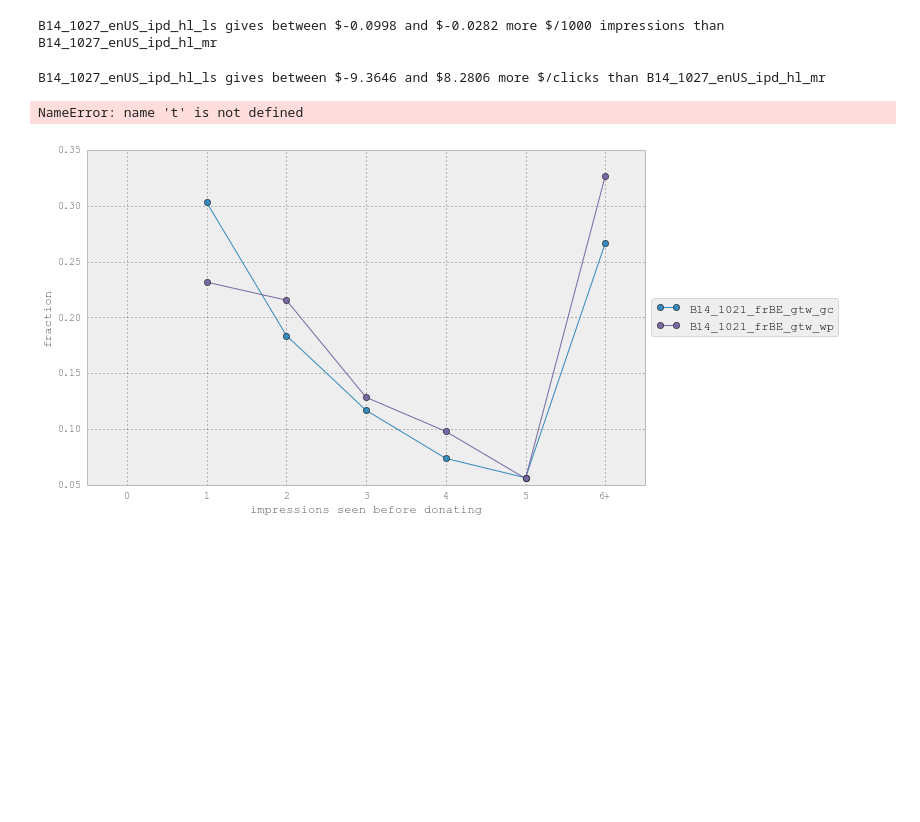
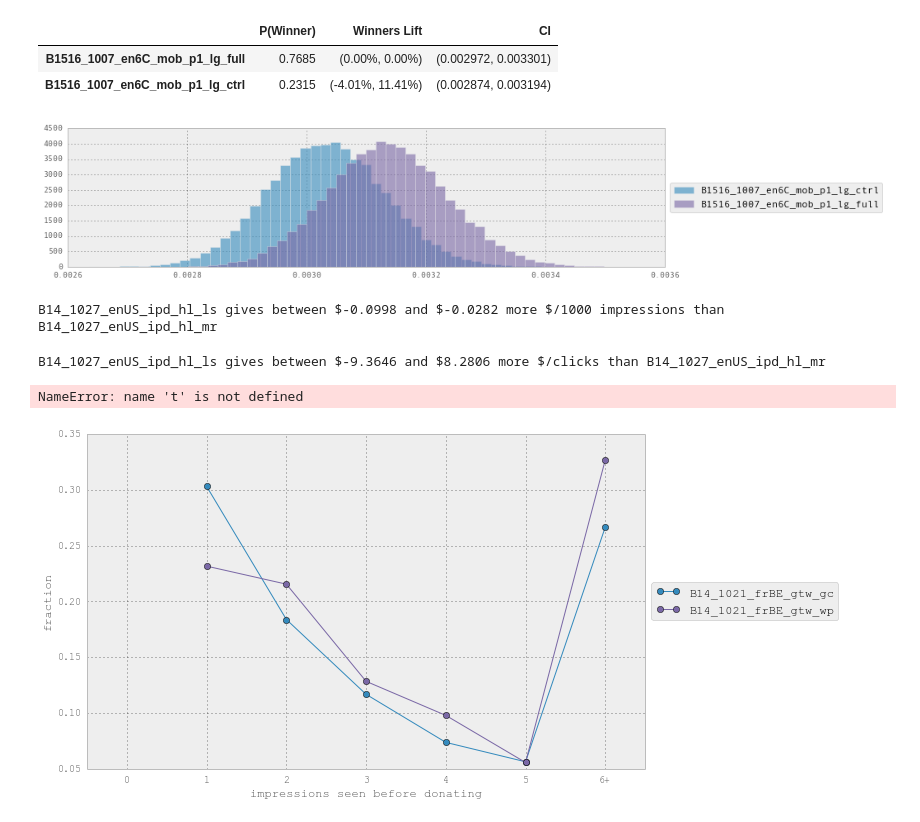
Before and after one commit to BUMET-CS-689-2018-03-O1-Data-Wrhs/wmf, a Jupyter notebook: fr/dashboard/python/dashboard_instances/working_copy.ipynb, the cells around one changed output. Drawn from its saved outputs; the diff is of its cells as text; code cells hidden in the pictures; blank space fills up the shorter version.

```diff
--- a/fr/dashboard/python/dashboard_instances/working_copy.ipynb
+++ b/fr/dashboard/python/dashboard_instances/working_copy.ipynb
@@ -101 +77,8 @@ Rate CI B14_1027_enUS_ipd_hl_mr: (0.00012, 0.00013)
+# %%
+t_hive.rate_stats( a, b, conf = 90, rate = 'donations/impressions')
+# %% [output]
+|  | P(Winner) | Winners Lift | CI |
+| B1516_1007_en6C_mob_p1_lg_full | 0.7685 | (0.00%, 0.00%) | (0.002972, 0.003301) |
+| B1516_1007_en6C_mob_p1_lg_ctrl | 0.2315 | (-4.01%, 11.41%) | (0.002874, 0.003194) |
+[figure, added]
 # %%
```
Also changed, not shown: parts of 21 cells of this notebook, 7 other files.
